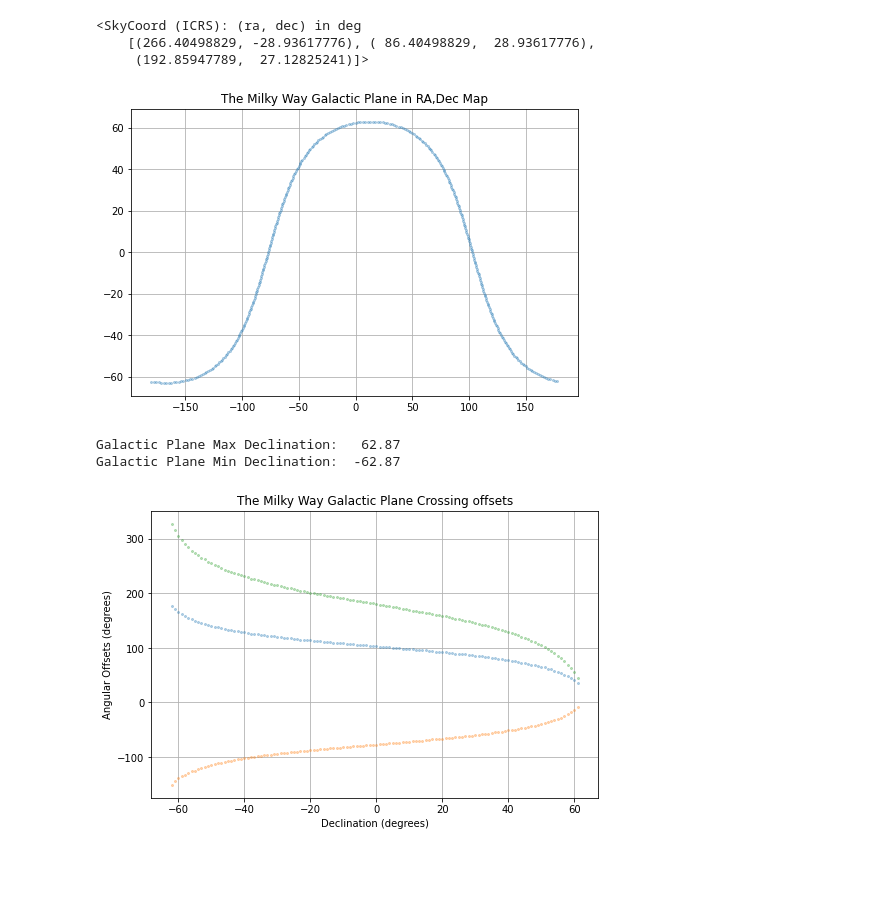
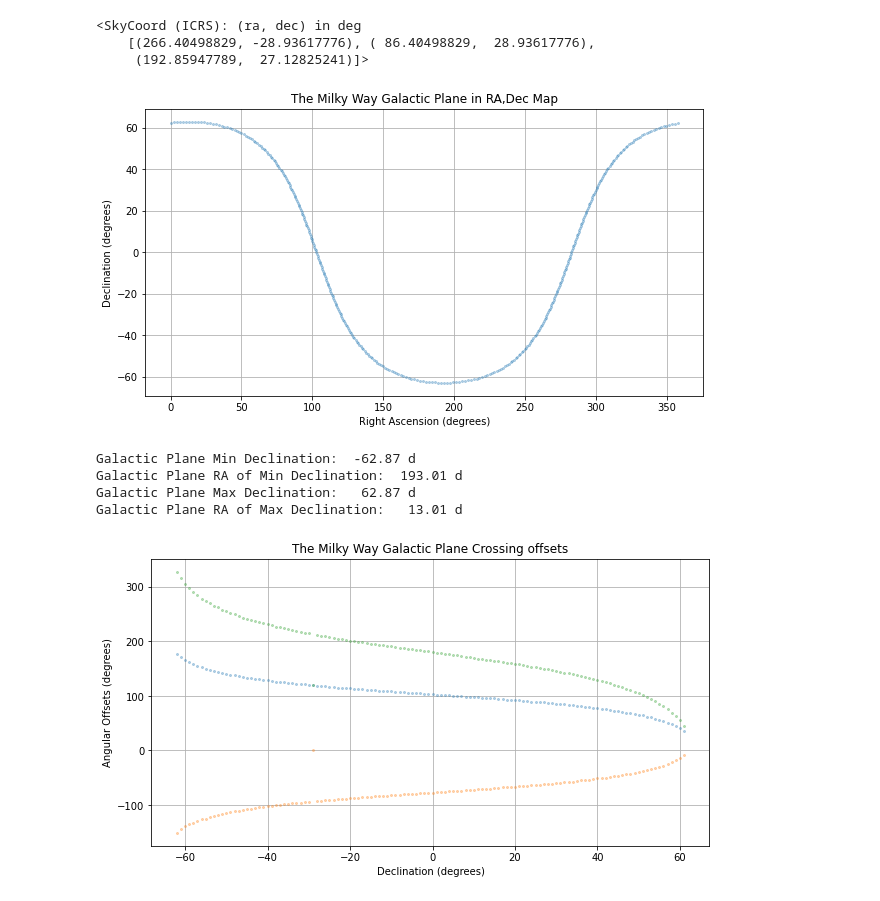
Before and after one commit to glangsto/jupyter, a Jupyter notebook: offsets/GalacticPairs.ipynb, the cells around one changed output. Drawn from its saved outputs; the diff is of its cells as text; code cells hidden in the pictures; blank space fills up the shorter version.

Commit message:
Working Galactic Pairs and Offsets

```diff
--- a/offsets/GalacticPairs.ipynb
+++ b/offsets/GalacticPairs.ipynb
@@ -31,29 +31,41 @@ gradec = plane.transform_to(frame="icrs")
 # %%
 #print(gradec)
 ra_rad = gradec.ra.wrap_at(180.*u.deg).radian
+ra_no_wrap_rad = gradec.ra.radian
 dec_rad = gradec.dec.radian
 # %%
 # next plot these coordinates
 import matplotlib.pyplot as plt
-plt.figure(figsize=(8,4.2))
+plt.figure(figsize=(10,4.2))
 plt.subplot(111)
 #plt.subplot(111, projection="Aitoff")
 plt.title("Aitoff projection of the Milky Way Galactic Plane in RA,Dec Map")
 plt.title("The Milky Way Galactic Plane in RA,Dec Map")
 plt.grid(True)
 #plt.plot(ra_rad, dec_rad, 'o', markersize=2, alpha=0.3)
-plt.plot(np.degrees(ra_rad), np.degrees(dec_rad), 'o', markersize=2, alpha=0.3)
+plt.plot(np.degrees(ra_no_wrap_rad), np.degrees(dec_rad), 'o', markersize=2, alpha=0.3)
 plt.subplots_adjust(top=0.95,bottom=0.0)
+plt.xlabel("Right Ascension (degrees)")
+plt.ylabel("Declination (degrees)")
 plt.show()
 # %% [output]
-[figure, old version]
+[figure, new version]
 # %%
-print("Galactic Plane Max Declination: %7.2f" % (np.max(dec_rad)* 180./np.pi))
-print("Galactic Plane Min Declination: %7.2f" % (np.min(dec_rad)* 180./np.pi))
+decmax =  np.max(dec_rad)
+imax = np.where( dec_rad == decmax)
+decmin = np.min(dec_rad)
+imin = np.where( dec_rad == decmin)
+
+print("Galactic Plane Min Declination: %7.2f d" % (np.min(dec_rad)* 180./np.pi))
+print("Galactic Plane RA of Min Declination: %7.2f d" % (ra_no_wrap_rad[imin]* 180./np.pi))
+print("Galactic Plane Max Declination: %7.2f d" % (np.max(dec_rad)* 180./np.pi))
+print("Galactic Plane RA of Max Declination: %7.2f d" % (ra_no_wrap_rad[imax]* 180./np.pi))
 # Note that the galactic plane does not extend above 63 degrees declination or below -63
 # %% [output]
-Galactic Plane Max Declination:   62.87
-Galactic Plane Min Declination:  -62.87
+Galactic Plane Min Declination:  -62.87 d
+Galactic Plane RA of Min Declination:  193.01 d
+Galactic Plane Max Declination:   62.87 d
+Galactic Plane RA of Max Declination:   13.01 d
 # %%
 # define N pairs of crossing points
 N=62
@@ -79,7 +91,7 @@ for iii in range(2*62):
         crossingb[iii] = (crossingb[iii-1] + crossingb[iii+1])/2.
 # %%
 # next the coordinate offsets as a function of declination
-plt.figure(figsize=(8,4.2))
+plt.figure(figsize=(10,4.2))
 plt.subplot(111)
 #plt.subplot(111, projection="Aitoff")
 plt.title("The Milky Way Galactic Plane Crossing offsets")
@@ -93,4 +105,4 @@ plt.ylabel("Angular Offsets (degrees)")
 plt.subplots_adjust(top=0.95,bottom=0.0)
 plt.show()
 # %% [output]
-[figure, old version]
+[figure, new version]
```
Also changed, not shown: parts of 3 cells of this notebook, 2 other files.
